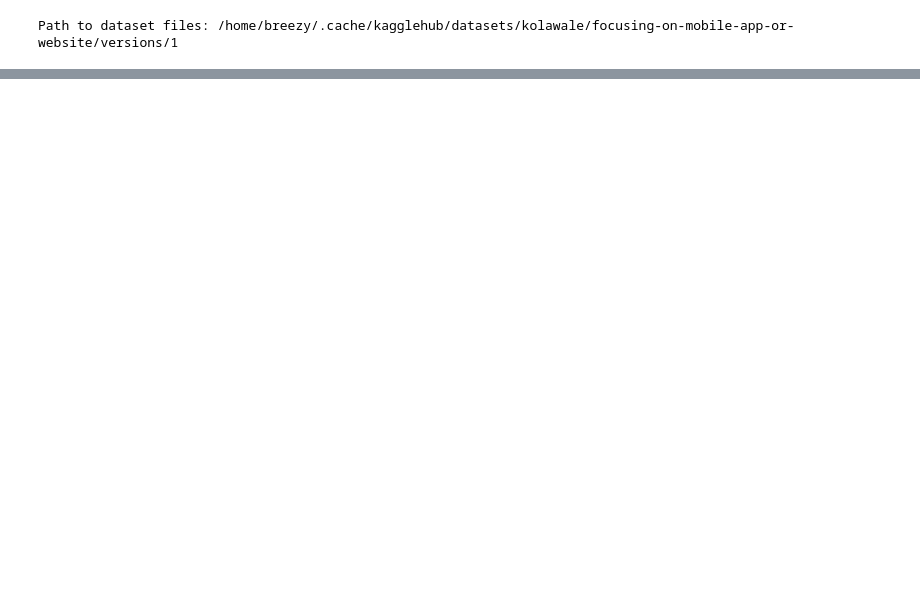
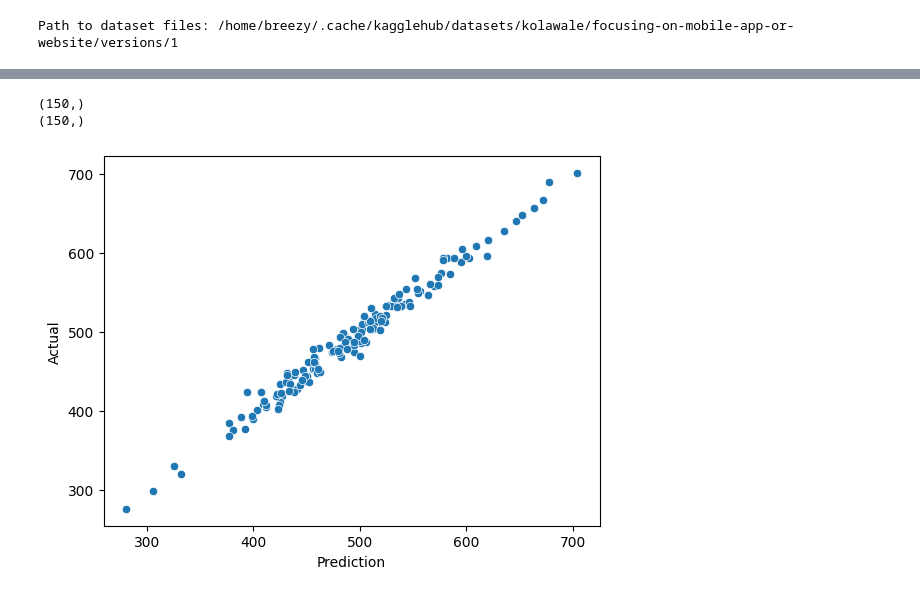
Before and after one commit to atheeq01/python_project_ML, a Jupyter notebook: linear_regression/linear_regression.ipynb, the cells around one changed output, grey strips where cells are left out. Drawn from its saved outputs; the diff is of its cells as text; code cells hidden in the pictures; blank space fills up the shorter version.

Commit message:
train and predicted and EDA the dataset

```diff
--- a/linear_regression/linear_regression.ipynb
+++ b/linear_regression/linear_regression.ipynb
@@ -23,0 +117,5 @@ for item in os.listdir(path):
+# %%
+X = df[["Avg. Session Length","Time on App","Time on Website","Length of Membership"]]
+y = df["Yearly Amount Spent"]
+# %%
+X_train,X_test,y_train,y_test = train_test_split(X,y,test_size=0.3,random_state=42  )
@@ -23,0 +132,3 @@ for item in os.listdir(path):
+# %%
+lm = LinearRegression()
+lm.fit(X_train,y_train)
@@ -23,0 +160,2 @@ for item in os.listdir(path):
+# %%
+prediction = lm.predict(X_test)
@@ -23,0 +182,13 @@ for item in os.listdir(path):
+# %%
+print(prediction.shape)
+print(y_test.shape)
+# %% [output]
+(150,)
+(150,)
+# %%
+sns.scatterplot(x=prediction, y=y_test)
+plt.xlabel("Prediction")
+plt.ylabel("Actual")
+plt.show()
+# %% [output]
+[figure, added]
```
Also changed, not shown: parts of 30 cells of this notebook.
